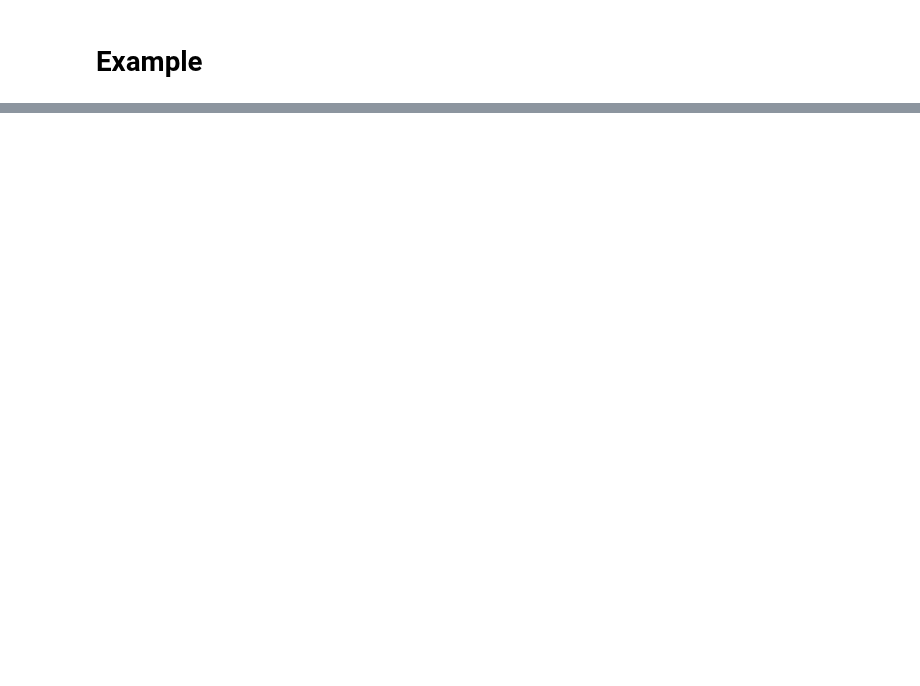
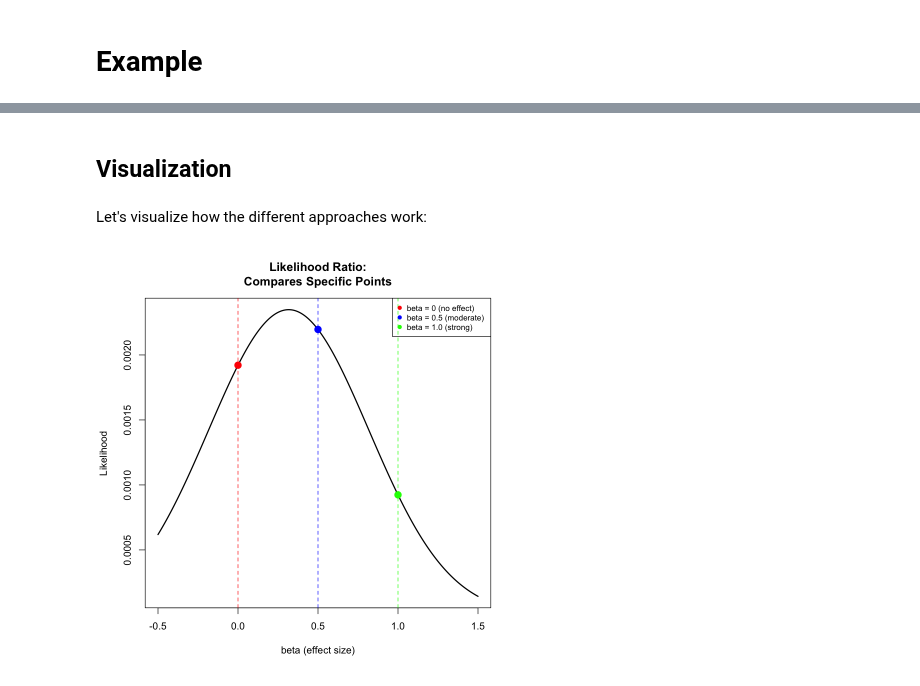
Before and after one commit to StatFunGen/statgen-prerequisites, a Jupyter notebook: Bayes_factor.ipynb, the cells around one changed output, grey strips where cells are left out. Cells and saved outputs as stored; diff of their text form; code cells hidden in the pictures; blank space fills up the shorter version.

```diff
--- a/Bayes_factor.ipynb
+++ b/Bayes_factor.ipynb
@@ -154,10 +160,0 @@ MLE gives a point estimate and we append it to the results table:
-# %%
-new_row = nrow(results)+1
-results[new_row, ] <- NA
-
-results$Model[new_row] <- paste0("Model ", new_row, "(beta = ", round(beta_mle, 3), ")")
-results$Beta[new_row] <- beta_mle
-results$Likelihood[new_row] <- lik_mle
-results$Log_Likelihood[new_row] <- log_lik_mle
-
-results
@@ -197,0 +222,34 @@ The Bayes factor of 0.66 indicates that the MLE model has stronger evidence than
+# %% [markdown]
+## Visualization
+# %% [markdown]
+Let's visualize how the different approaches work:
+# %%
+# Create a range of beta values for plotting
+beta_range <- seq(-0.5, 1.5, length.out = 200)
+likelihood_curve <- numeric(length(beta_range))
+
+# Calculate likelihood for each beta value
+for (i in 1:length(beta_range)) {
+  likelihood_curve[i] <- likelihood(beta_range[i], true_sd, X, Y)
+}
+
+# Figure 1: Likelihood Ratio comparison (specific points)
+plot(beta_range, likelihood_curve, type = "l", lwd = 2, col = "black",
+     xlab = "beta (effect size)", ylab = "Likelihood",
+     main = "Likelihood Ratio:\nCompares Specific Points")
+
+# Mark the specific models being compared
+points(beta_values[1], results$Likelihood[1], col = "red", pch = 19, cex = 1.5)    # beta = 0
+points(beta_values[2], results$Likelihood[2], col = "blue", pch = 19, cex = 1.5)   # beta = 0.5
+points(beta_values[3], results$Likelihood[3], col = "green", pch = 19, cex = 1.5)  # beta = 1.0
+
+# Add vertical lines (without alpha parameter)
+abline(v = beta_values[1], col = "red", lty = 2)
+abline(v = beta_values[2], col = "blue", lty = 2)
+abline(v = beta_values[3], col = "green", lty = 2)
+
+legend("topright",
+       c("beta = 0 (no effect)", "beta = 0.5 (moderate)", "beta = 1.0 (strong)"),
+       col = c("red", "blue", "green"), pch = 19, cex = 0.8)
+# %% [output]
+[figure, added]
```
Also changed, not shown: parts of 27 cells of this notebook, 5 other files.
